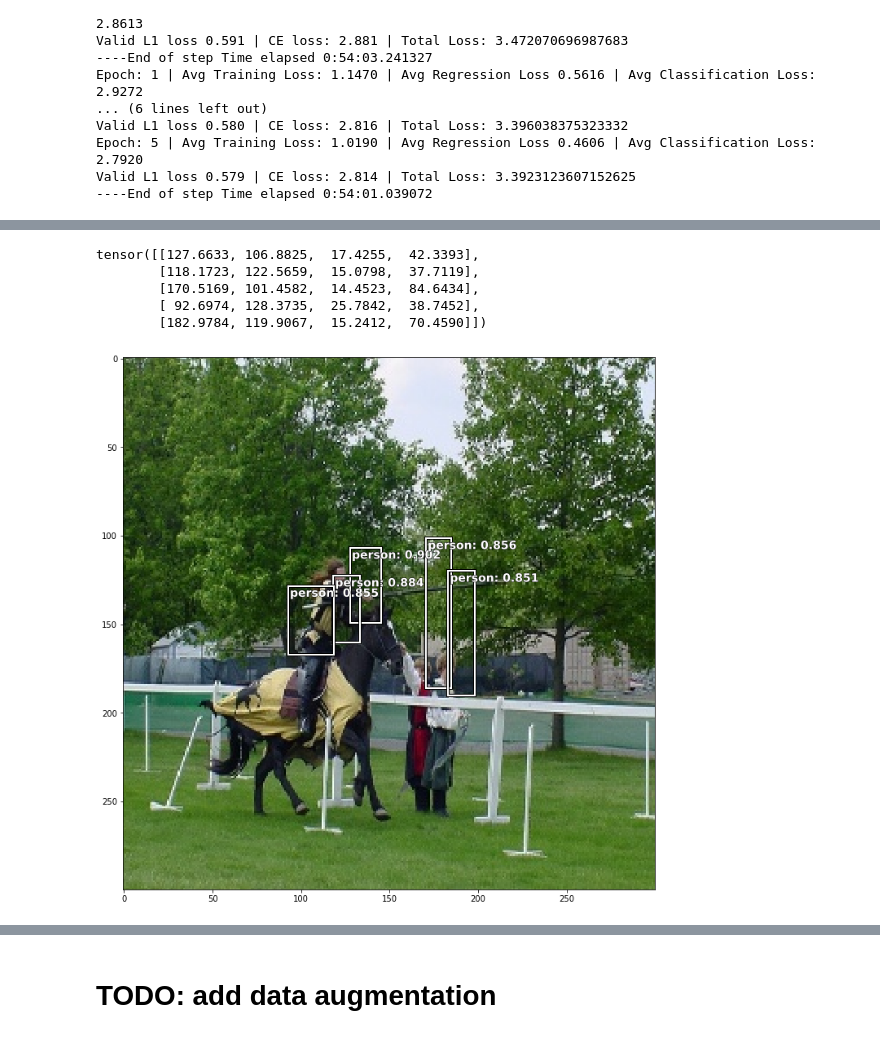
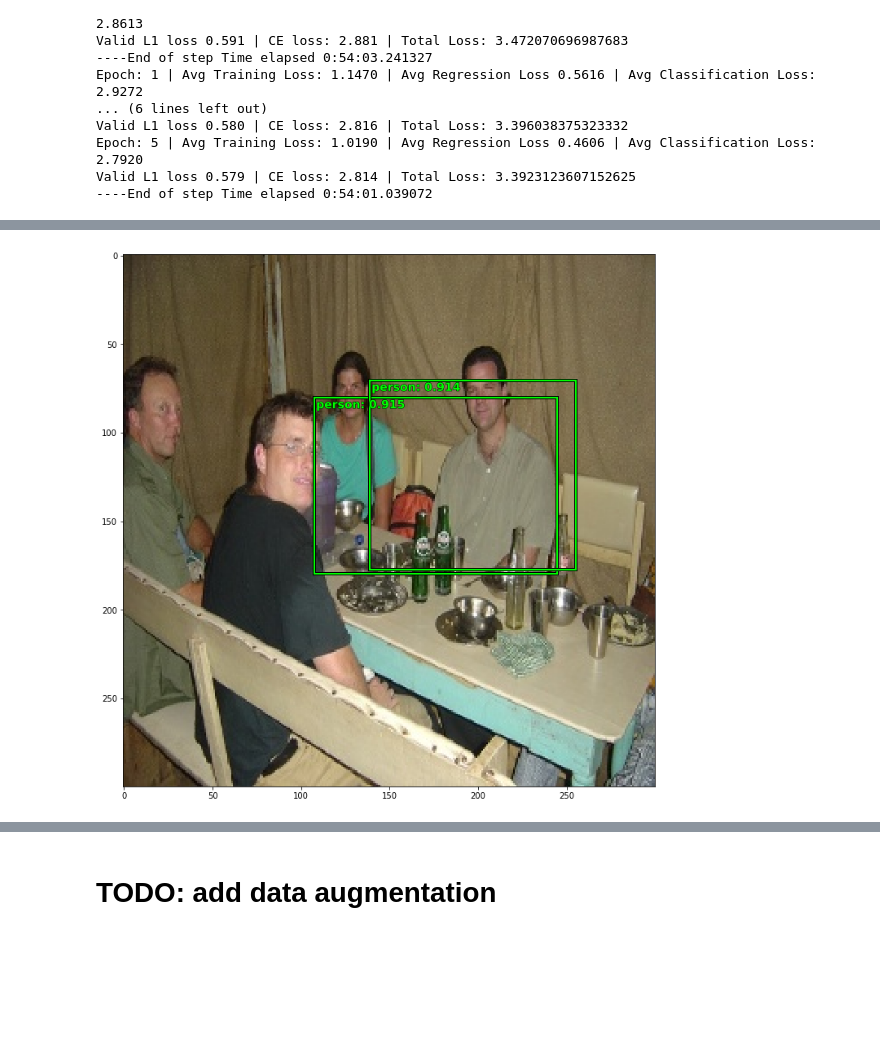
Before and after one commit to xhan0909/SSD_PyTorch_Implementation, a Jupyter notebook: object_detection_SSD.ipynb, the cells around one changed output, grey strips where cells are left out. Cells and saved outputs as stored; diff of their text form; code cells hidden in the pictures; blank space fills up the shorter version.

```diff
--- a/object_detection_SSD.ipynb
+++ b/object_detection_SSD.ipynb
@@ -1012,6 +1029,16 @@ def predict(im_shape, locations, confidences, top_k=-1, prob_threshold=.5, iou_t
     picked_box_probs = torch.cat(picked_box_probs)
 
     return picked_box_probs[:, :4], torch.tensor(picked_labels), picked_box_probs[:, -1]
+# %%
+from src.utils import __utils__
+
+
+model= SSDNet().cuda()
+p = PATH/'ssd_test_ver.pth'
+__utils__.load_model(model, p)
+# %%
+# priors = torch.from_numpy(priors).cuda()
+priors = priors.cpu()
 # %%
 X, y_class, y_bb = next(iter(val_dl))
 model.eval()
@@ -1042,9 +1047,13 @@ X.shape, y_class.shape, y_bb.shape
+# %%
+confidence, location = confidences[12].squeeze(0), locations[12].squeeze(0)
 # %%
 from src.transform import __boxtools__
 
-picked_boxes, picked_labels, picked_boxes_probs = predict(X.shape[2:], location, confidence, top_k=5,
-                                                          prob_threshold=.5, iou_threshold=.5,
-                                                          candidate_size=200)
+picked_boxes, picked_labels, picked_boxes_probs = predict(X.shape[2:], location, confidence,
+                                                          priors, top_k=2, score_threshold=.3,
+                                                          prob_threshold=.6, iou_threshold=.3,
+                                                          candidate_size=500, sigma=.5,
+                                                          nms_type = 'hard')
 # %%
 picked_boxes.shape, picked_labels.shape, picked_boxes_probs.shape
 # %% [output]
@@ -1057,23 +1065,15 @@ picked_boxes_probs, picked_labels
-# %%
-picked_boxes
-# %% [output]
-tensor([[127.6633, 106.8825,  17.4255,  42.3393],
-        [118.1723, 122.5659,  15.0798,  37.7119],
-        [170.5169, 101.4582,  14.4523,  84.6434],
-        [ 92.6974, 128.3735,  25.7842,  38.7452],
-        [182.9784, 119.9067,  15.2412,  70.4590]])
 # %%
-img = denormalize(X[2].permute(1, 2, 0).numpy())
+img = denormalize(X[12].permute(1, 2, 0).numpy())
 ax = show_img(img, figsize=(12, 12))
 
 for i in range(len(picked_labels)):
     draw_rect(ax, picked_boxes[i])
     text = categories_bb[int(picked_labels.data[i])]
     conf =picked_boxes_probs.data[i]
     draw_text(ax, picked_boxes[i][:2]+1, text+': '+str(round(conf.item(), 3)))
 
 plt.show()
 # %% [output]
-[figure, old version]
+[figure, new version]
 # %%
 # corresponding training data
```
Also changed, not shown: parts of 23 cells of this notebook, 9 other files.
